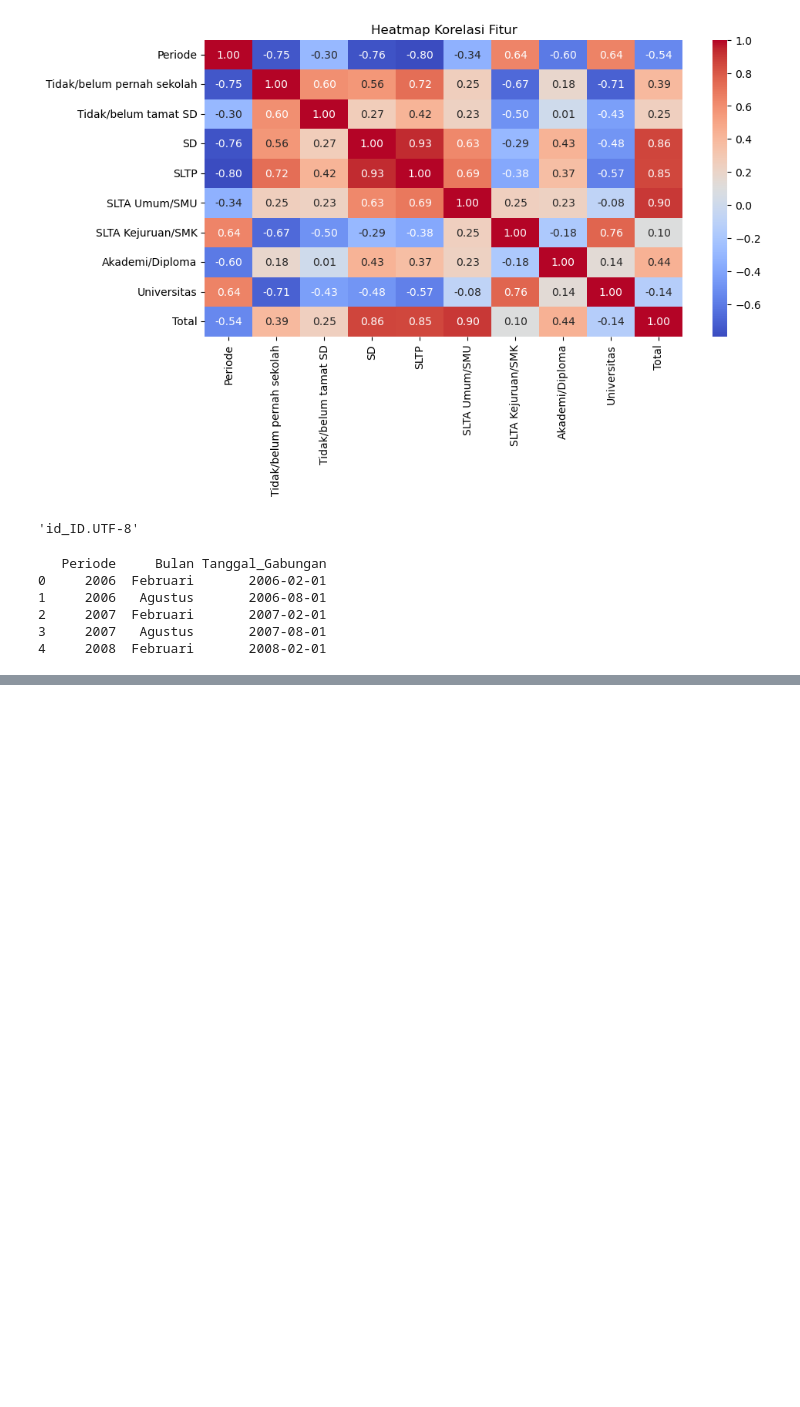
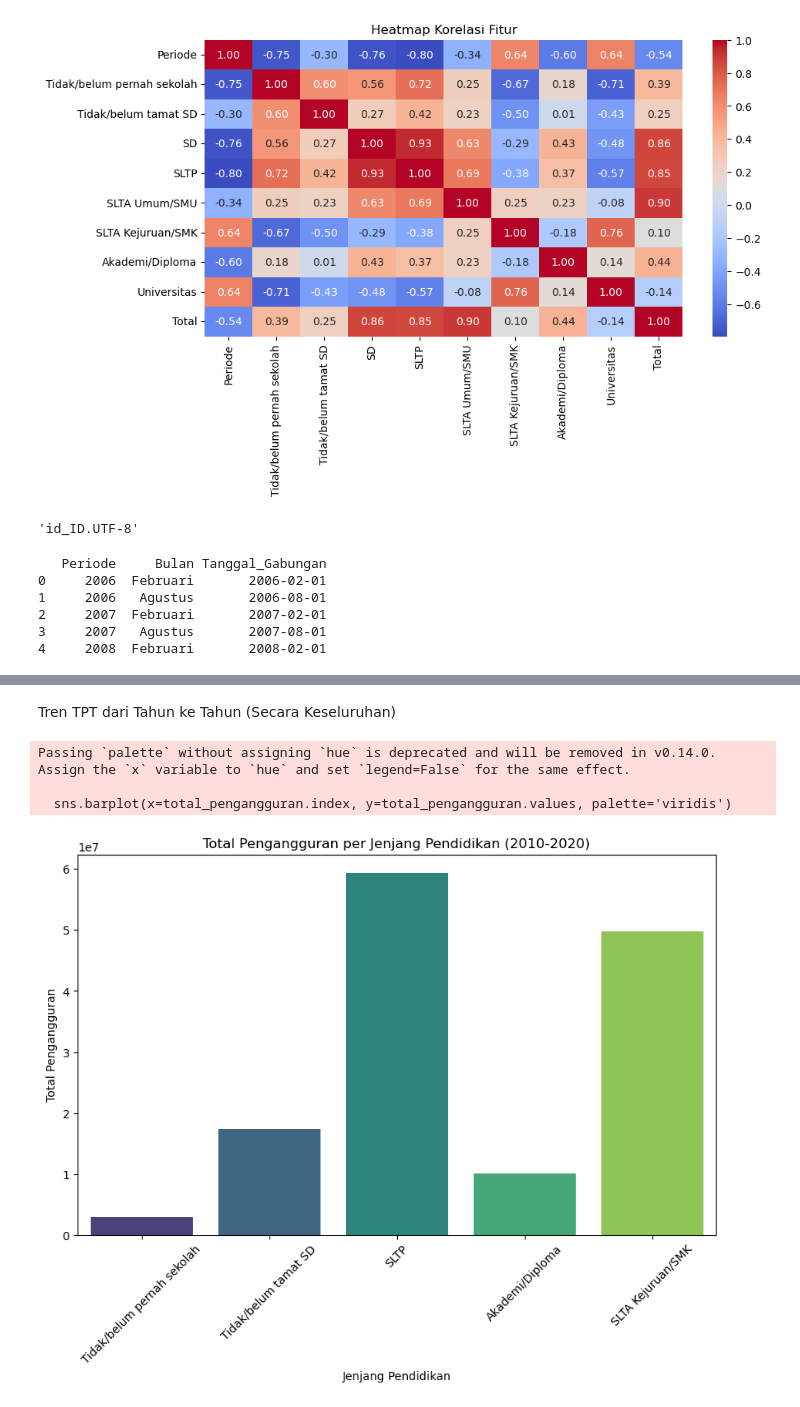
Before and after one commit to Aldevand/RegresiProject, a Jupyter notebook: notebooks/02_EDA.ipynb, the cells around one changed output, grey strips where cells are left out. Drawn from its saved outputs; the diff is of its cells as text; code cells hidden in the pictures; blank space fills up the shorter version.

Commit message:
Feat: Lakukan EDA awal (korelasi, proporsi, tren, perbandingan periode)

```diff
--- a/notebooks/02_EDA.ipynb
+++ b/notebooks/02_EDA.ipynb
@@ -110,0 +118,19 @@ df_date.head(5)
+# %% [markdown]
+Tren TPT dari Tahun ke Tahun (Secara Keseluruhan)
+# %%
+# Mencari tahu jenjang mana yang paling banyak menyumbang pengangguran.
+import matplotlib.pyplot as plt
+import seaborn as sns
+total_pengangguran = df_date[['Tidak/belum pernah sekolah', 'Tidak/belum tamat SD', 'SLTP', 'Akademi/Diploma', 'SLTA Kejuruan/SMK']].sum()
+plt.figure(figsize=(10, 6))
+sns.barplot(x=total_pengangguran.index, y=total_pengangguran.values, palette='viridis')
+plt.title('Total Pengangguran per Jenjang Pendidikan (2010-2020)')
+plt.xlabel('Jenjang Pendidikan')
+plt.ylabel('Total Pengangguran')
+plt.xticks(rotation=45)
+plt.show()
+# %% [output]
+Passing `palette` without assigning `hue` is deprecated and will be removed in v0.14.0. Assign the `x` variable to `hue` and set `legend=False` for the same effect.
+
+  sns.barplot(x=total_pengangguran.index, y=total_pengangguran.values, palette='viridis')
+[figure, added]
```
Also changed, not shown: parts of 5 cells of this notebook.
